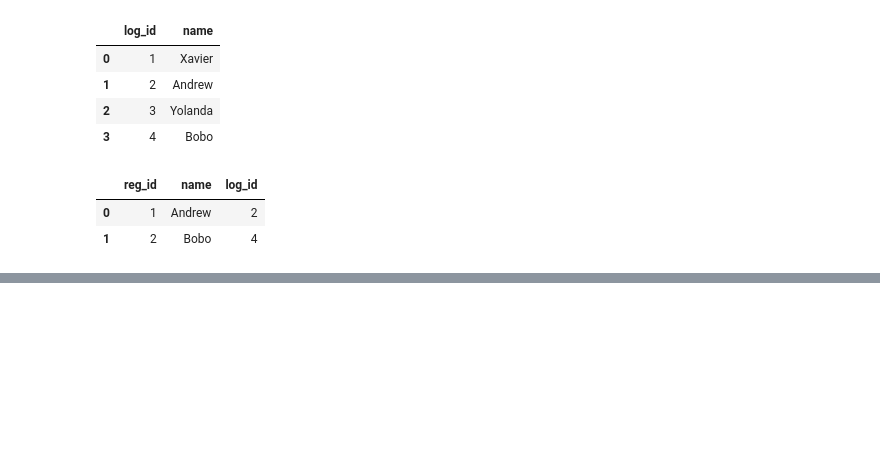
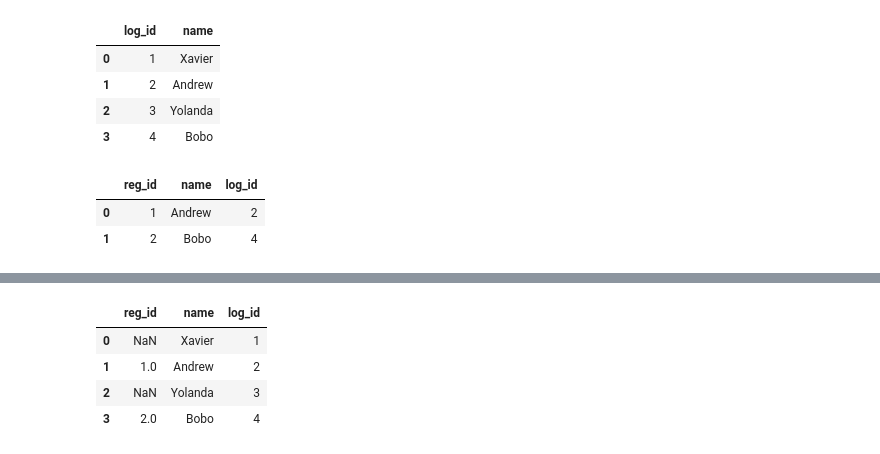
Before and after one commit to eslamwe/Pandas, a Jupyter notebook: pandas.ipynb, the cells around one changed output, grey strips where cells are left out. Cells and saved outputs as stored; diff of their text form; code cells hidden in the pictures; blank space fills up the shorter version.

```diff
--- a/pandas.ipynb
+++ b/pandas.ipynb
@@ -1617,0 +1639,9 @@ pd.merge(registrations,logins,how='inner',on='name')
+# %%
+pd.merge(left=registrations,right=logins,how='right')
+#If there is only one main option, we can remove on
+# %% [output]
+|  | reg_id | name | log_id |
+| 0 | NaN | Xavier | 1 |
+| 1 | 1.0 | Andrew | 2 |
+| 2 | NaN | Yolanda | 3 |
+| 3 | 2.0 | Bobo | 4 |
```
Also changed, not shown: parts of 4 cells of this notebook.
